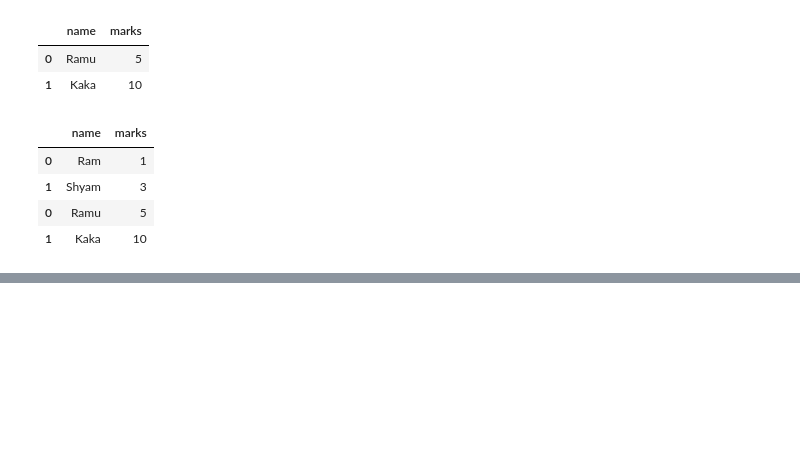
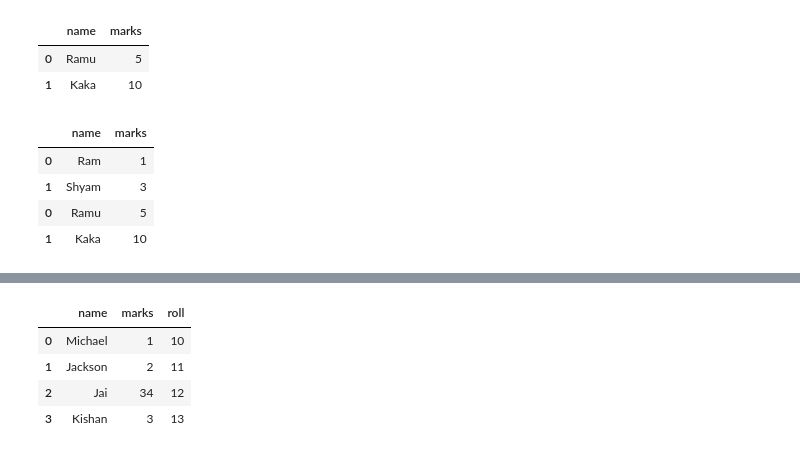
Before and after one commit to yuvraj-kumar-dev/ds-learning, a Jupyter notebook: pandas_nb.ipynb, the cells around one changed output, grey strips where cells are left out. Drawn from its saved outputs; the diff is of its cells as text; code cells hidden in the pictures; blank space fills up the shorter version.

```diff
--- a/pandas_nb.ipynb
+++ b/pandas_nb.ipynb
@@ -355,0 +358,3 @@ pd.concat([df4, df5])
+# %%
+df6 = pd.DataFrame({"name": ["Michael", "Jackson", "Jai", "Kishan"], "marks": [1,2,34,3]})
+df6
@@ -355,0 +367,3 @@ pd.concat([df4, df5])
+# %%
+df7 = pd.DataFrame({"name": ["Michael", "Jackson", "Jai", "Kishan"], "roll": [10,11,12,13]})
+df7
@@ -355,0 +376,8 @@ pd.concat([df4, df5])
+# %%
+pd.merge(df6, df7, on="name")
+# %% [output]
+|  | name | marks | roll |
+| 0 | Michael | 1 | 10 |
+| 1 | Jackson | 2 | 11 |
+| 2 | Jai | 34 | 12 |
+| 3 | Kishan | 3 | 13 |
```
Also changed, not shown: parts of 3 cells of this notebook, 1 other file.
